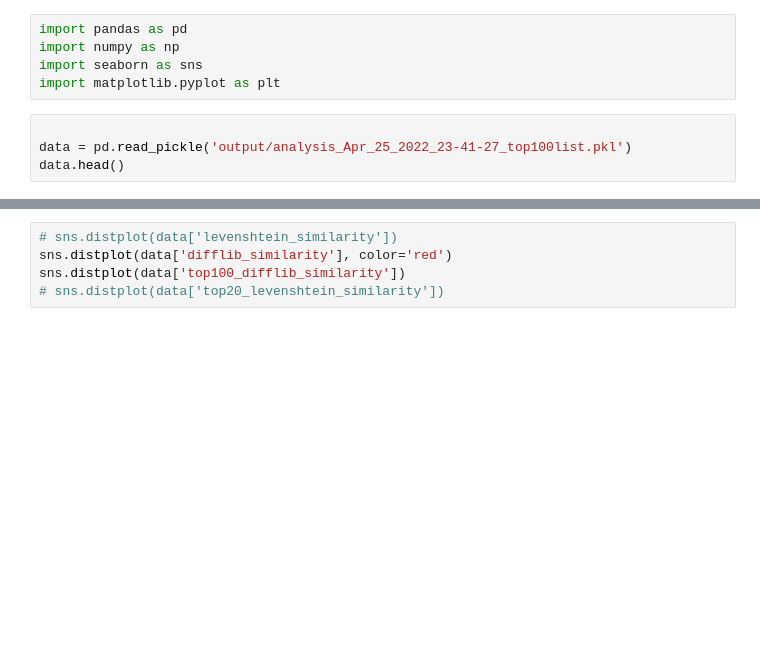
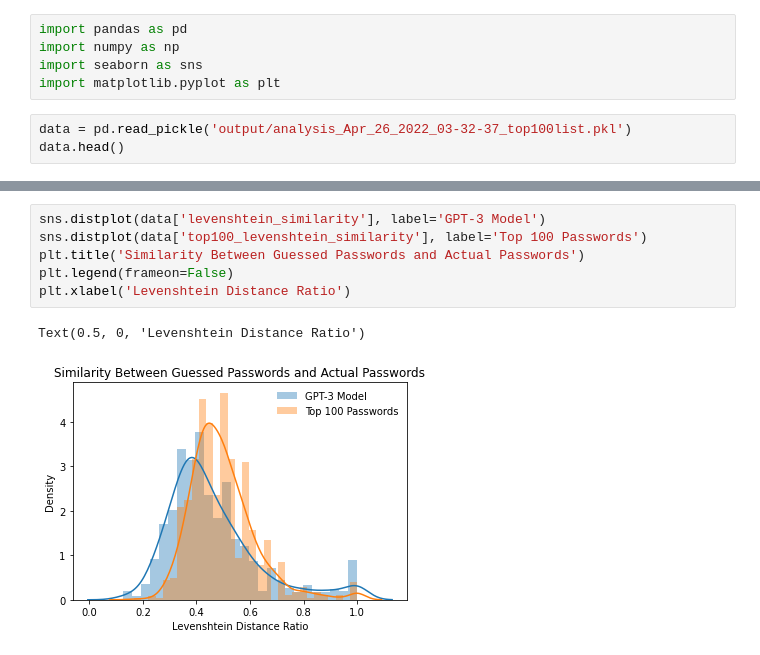
Before and after one commit to ACM-Research/targeted-password-guesses, a Jupyter notebook: code/analysis.ipynb, the cells around one changed output, grey strips where cells are left out. Saved outputs shown, nothing was run; the diff lists cells and outputs as text; blank space fills up the shorter version.

Commit message:
added comparison graph

```diff
--- a/code/analysis.ipynb
+++ b/code/analysis.ipynb
@@ -4,8 +4,7 @@ import numpy as np
 import seaborn as sns
 import matplotlib.pyplot as plt
 # %%
-
-data = pd.read_pickle('output/analysis_Apr_25_2022_23-41-27_top100list.pkl')
+data = pd.read_pickle('output/analysis_Apr_26_2022_03-32-37_top100list.pkl')
 data.head()
 # %%
 sns.histplot(data['levenshtein_similarity'], color='red')
@@ -13,8 +15,12 @@ sns.histplot(data['difflib_similarity'])
-# %%
-# sns.distplot(data['levenshtein_similarity'])
-sns.distplot(data['difflib_similarity'], color='red')
-sns.distplot(data['top100_difflib_similarity'])
-# sns.distplot(data['top20_levenshtein_similarity'])
+# %%
+sns.distplot(data['levenshtein_similarity'], label='GPT-3 Model')
+sns.distplot(data['top100_levenshtein_similarity'], label='Top 100 Passwords')
+plt.title('Similarity Between Guessed Passwords and Actual Passwords')
+plt.legend(frameon=False)
+plt.xlabel('Levenshtein Distance Ratio')
+# %% [output]
+Text(0.5, 0, 'Levenshtein Distance Ratio')
+[figure, added]
 # %%
 # num cracked passwords vs num guesses
 modelY = []
```
Also changed, not shown: parts of 2 cells of this notebook, 3 other files.
